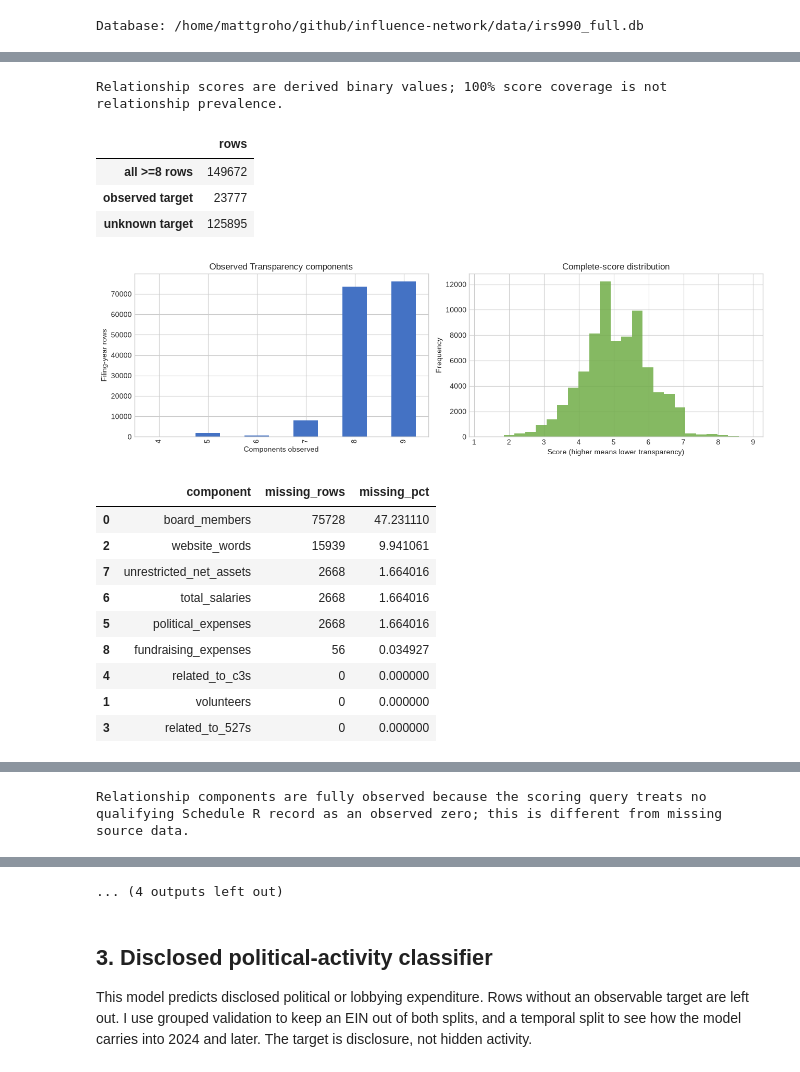
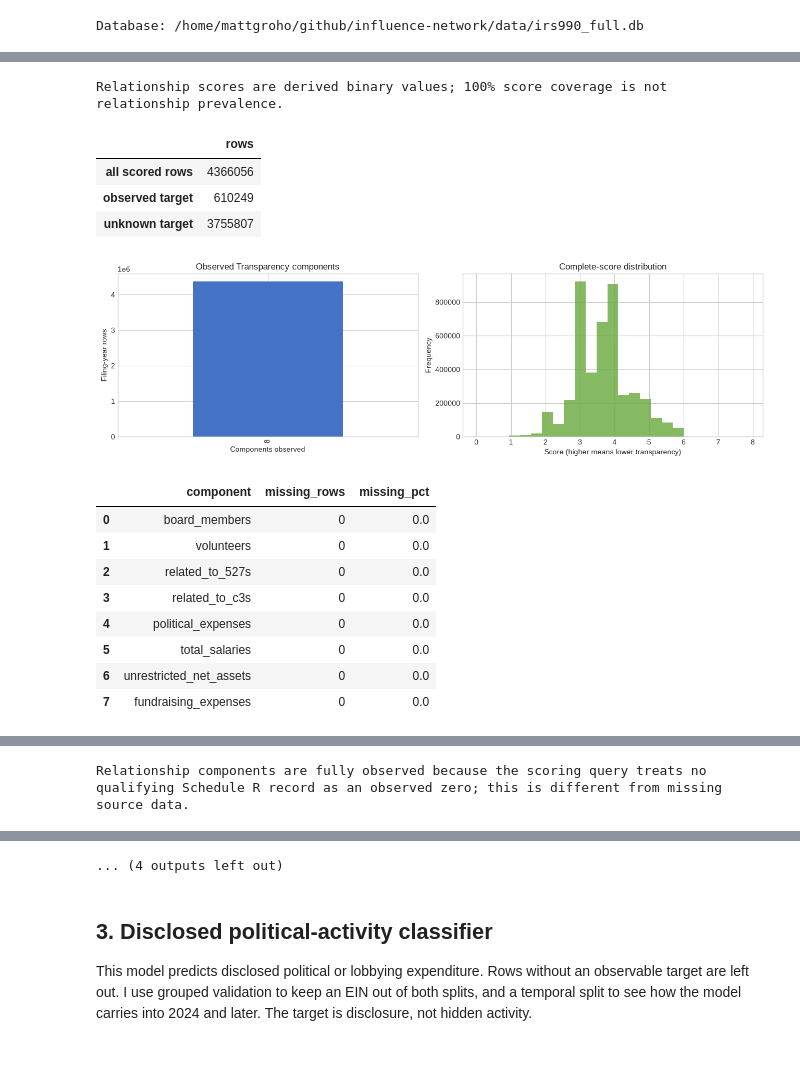
Before and after one commit to team-glass-house/influence-network, a Jupyter notebook: notebooks/transparency_index.ipynb, the cells around one changed output, grey strips where cells are left out. Saved outputs shown, nothing was run; the diff lists cells and outputs as text; code cells hidden in the pictures.

Commit message:
Transparency index 9 > 8

```diff
--- a/notebooks/transparency_index.ipynb
+++ b/notebooks/transparency_index.ipynb
@@ -61,28 +60,15 @@ I keep the score provenance, raw covariates, website metadata, and component mis
 all_features = load_modeling_features(
     DB_PATH, complete_only=False, min_observed_components=None
 )
-complete = load_modeling_features(DB_PATH, complete_only=True)
-exploratory = load_modeling_features(
-    DB_PATH, complete_only=False, min_observed_components=8
-)
-sensitivity = load_modeling_features(
-    DB_PATH, complete_only=False, min_observed_components=7
-)
+complete = all_features
 
 populations = pd.DataFrame(
     [
         {"population": "all scored rows", "rows": len(all_features)},
         {"population": "complete", "rows": len(complete)},
-        {"population": ">=8 components", "rows": len(exploratory)},
-        {"population": ">=7 components", "rows": len(sensitivity)},
     ]
 )
 display(populations)
-assert not all_features.empty
-assert complete["complete"].eq(1).all()
-assert exploratory["observed_components"].ge(8).all()
-assert sensitivity["observed_components"].ge(7).all()
-assert all_features["observed_components"].between(1, 9).all()
 print("Feature contract checks passed.")
 # %% [output]
 |  | population | rows |
@@ -100,7 +84,7 @@ run_ids = all_features["run_id"].dropna().unique()
 assert len(run_ids) == 1, f"Expected one score run, found {len(run_ids)}"
 run_id = run_ids[0]
 index_version = all_features["index_version"].iloc[0]
-assert index_version == INDEX_VERSION == "irvin-9-v1"
+assert index_version == INDEX_VERSION == "irvin-8-v1"
 print(f"Score run: {run_id} ({index_version})")
 
 with sqlite3.connect(DB_PATH) as connection:
@@ -112,11 +96,11 @@ assert source_rows == len(all_features)
 print(f"SQL source snapshot: {source_rows:,} rows")
 
 coverage = transparency_coverage_summary(all_features)
-threshold_coverage = coverage.loc[coverage["threshold"].isin([7, 8, 9])].copy()
+threshold_coverage = coverage.loc[coverage["threshold"].eq(8)].copy()
 threshold_coverage["share"] = threshold_coverage["share"].mul(100).round(2)
 display(threshold_coverage.rename(columns={"share": "coverage_pct"}))
 
-component_coverage = coverage.loc[~coverage["threshold"].isin([7, 8, 9])].copy()
+component_coverage = coverage.loc[~coverage["threshold"].eq(8)].copy()
 component_coverage = component_coverage.rename(
     columns={"threshold": "component", "rows": "observed_rows", "share": "coverage_pct"}
 )
@@ -161,12 +145,12 @@ print("Relationship scores are derived binary values; 100% score coverage is not
 target_coverage = pd.DataFrame(
     {
         "rows": [
-            len(exploratory),
-            int(exploratory["political_activity_target"].notna().sum()),
-            int(exploratory["political_activity_target"].isna().sum()),
+            len(all_features),
+            int(all_features["political_activity_target"].notna().sum()),
+            int(all_features["political_activity_target"].isna().sum()),
         ]
     },
-    index=["all >=8 rows", "observed target", "unknown target"],
+    index=["all scored rows", "observed target", "unknown target"],
 )
 display(target_coverage)
 
@@ -177,7 +161,7 @@ all_features["observed_components"].value_counts().sort_index().plot.bar(
 axes[0].set_title("Observed Transparency components")
 axes[0].set_xlabel("Components observed")
 axes[0].set_ylabel("Filing-year rows")
-complete["normalized_index_score"].plot.hist(
+complete["index_score"].plot.hist(
     bins=25, ax=axes[1], color="#70ad47", alpha=0.85
 )
 axes[1].set_title("Complete-score distribution")
@@ -231,13 +215,13 @@ print(
     "different from missing source data."
 )
 
-score_summary = complete[
-    ["index_score", "normalized_index_score"]
-].describe(percentiles=[0.1, 0.25, 0.5, 0.75, 0.9]).T
+score_summary = complete[["index_score"]].describe(
+    percentiles=[0.1, 0.25, 0.5, 0.75, 0.9]
+).T
 display(score_summary)
 
 score_by_year = (
-    complete.groupby("tax_year")["normalized_index_score"]
+    complete.groupby("tax_year")["index_score"]
     .agg(
         rows="size",
         median="median",
@@ -250,7 +234,7 @@ score_by_year = (
 display(score_by_year)
 
 score_by_form = (
-    complete.groupby("form_type")["normalized_index_score"]
+    complete.groupby("form_type")["index_score"]
     .agg(rows="size", median="median", mean="mean")
     .reset_index()
 )
@@ -261,13 +245,13 @@ score_by_year.plot(
     x="tax_year", y="median", marker="o", ax=axes[0], legend=False
 )
 axes[0].set_title("Median complete-case score by tax year")
-axes[0].set_ylabel("Normalized score (higher means lower transparency)")
+axes[0].set_ylabel("Score (higher means lower transparency)")
 score_by_form.plot.bar(
     x="form_type", y="median", ax=axes[1], legend=False, color="#70ad47"
 )
 axes[1].set_title("Median complete-case score by form type")
 axes[1].set_xlabel("Form type")
-axes[1].set_ylabel("Normalized score")
+axes[1].set_ylabel("Score")
 plt.tight_layout()
 plt.show()
 
@@ -276,13 +260,9 @@ non_political = [
     for component in TRANSPARENCY_COMPONENTS
     if component != "political_expenses"
 ]
-score_sensitivity = complete[["normalized_index_score", *non_political]].copy()
-score_sensitivity["score_without_political"] = (
-    score_sensitivity[non_political].sum(axis=1)
-    / len(non_political)
-    * len(TRANSPARENCY_COMPONENTS)
-)
-score_columns = ["normalized_index_score", "score_without_political"]
+score_sensitivity = complete[["index_score", *non_political]].copy()
+score_sensitivity["score_without_political"] = score_sensitivity[non_political].sum(axis=1)
+score_columns = ["index_score", "score_without_political"]
 display(score_sensitivity[score_columns].describe().T)
 display(score_sensitivity[score_columns].corr(method="spearman"))
 # %% [output]
@@ -307,17 +287,16 @@ Score run: 20260810T223920719342Z (irvin-9-v1)
 Relationship scores are derived binary values; 100% score coverage is not relationship prevalence.
 |  | rows |
-| all >=8 rows | 149672 |
-| observed target | 23777 |
-| unknown target | 125895 |
+| all scored rows | 4366056 |
+| observed target | 610249 |
+| unknown target | 3755807 |
-[figure, old version]
+[figure, new version]
 |  | component | missing_rows | missing_pct |
-| 0 | board_members | 75728 | 47.231110 |
-| 2 | website_words | 15939 | 9.941061 |
-| 7 | unrestricted_net_assets | 2668 | 1.664016 |
-| 6 | total_salaries | 2668 | 1.664016 |
-| 5 | political_expenses | 2668 | 1.664016 |
-| 8 | fundraising_expenses | 56 | 0.034927 |
-| 4 | related_to_c3s | 0 | 0.000000 |
-| 1 | volunteers | 0 | 0.000000 |
-| 3 | related_to_527s | 0 | 0.000000 |
+| 0 | board_members | 0 | 0.0 |
+| 1 | volunteers | 0 | 0.0 |
+| 2 | related_to_527s | 0 | 0.0 |
+| 3 | related_to_c3s | 0 | 0.0 |
+| 4 | political_expenses | 0 | 0.0 |
+| 5 | total_salaries | 0 | 0.0 |
+| 6 | unrestricted_net_assets | 0 | 0.0 |
+| 7 | fundraising_expenses | 0 | 0.0 |
 |  | component | score_1_meaning | score_1_rows | score_1_pct_known | score_0_meaning | score_0_rows | ... |
```
Also changed, not shown: parts of 10 cells of this notebook, 5 other files.
